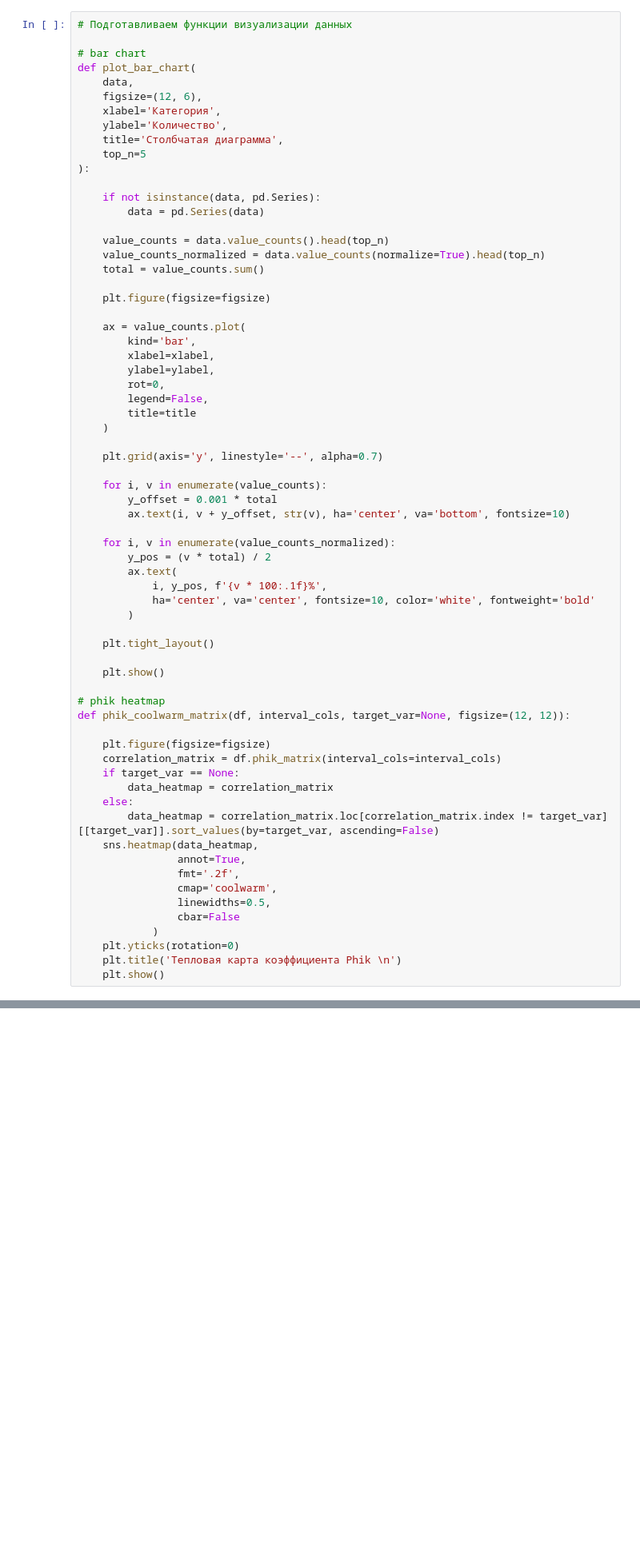
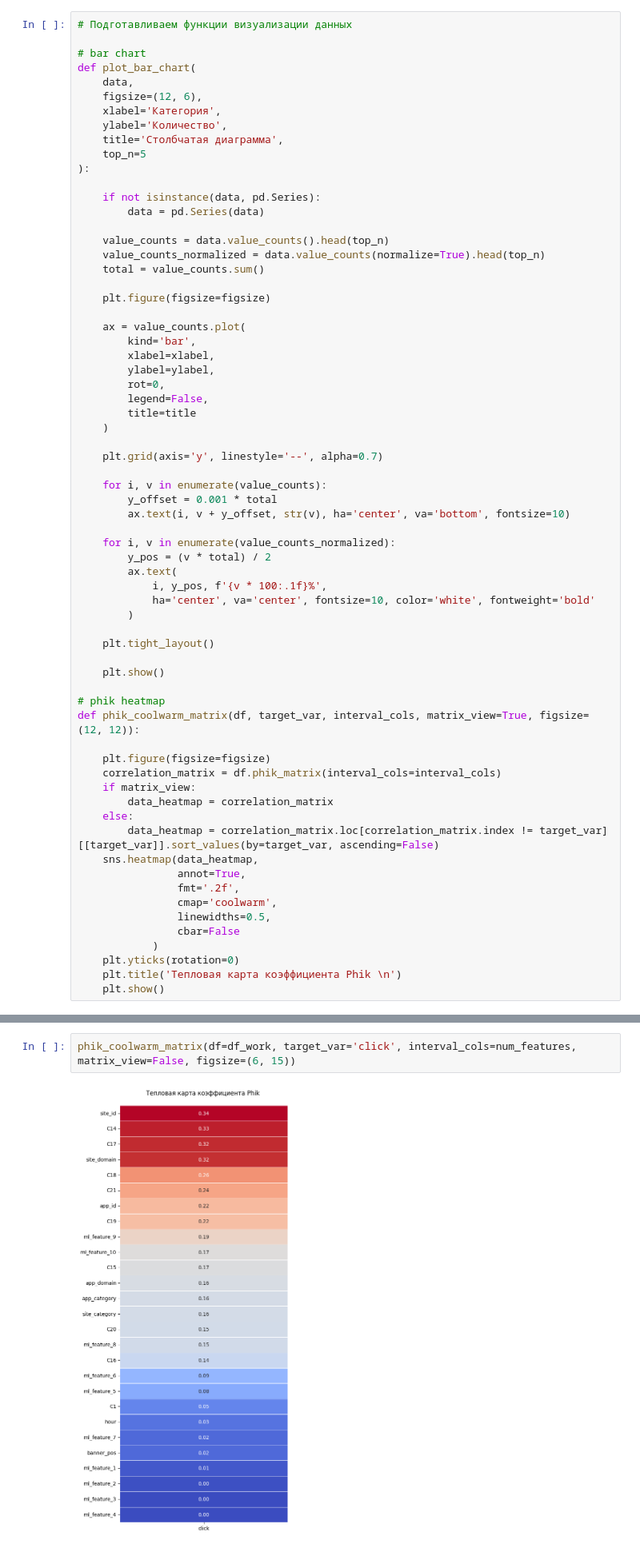
Before and after one commit to TemaQDX/sprint_12_project_advandex, a Jupyter notebook: sprint_12_project_advandex_Artem_Burov.ipynb, the cells around one changed output, grey strips where cells are left out. Shown at 80% size. Cells and saved outputs as stored; diff of their text form; blank space fills up the shorter version.

```diff
--- a/sprint_12_project_advandex_Artem_Burov.ipynb
+++ b/sprint_12_project_advandex_Artem_Burov.ipynb
@@ -195,11 +196,11 @@ def plot_bar_chart(
     plt.show()
 
 # phik heatmap
-def phik_coolwarm_matrix(df, interval_cols, target_var=None, figsize=(12, 12)):
+def phik_coolwarm_matrix(df, target_var, interval_cols, matrix_view=True, figsize=(12, 12)):
 
     plt.figure(figsize=figsize)
     correlation_matrix = df.phik_matrix(interval_cols=interval_cols)
-    if target_var == None:
+    if matrix_view:
         data_heatmap = correlation_matrix
     else:
         data_heatmap = correlation_matrix.loc[correlation_matrix.index != target_var][[target_var]].sort_values(by=target_var, ascending=False)
@@ -793,4 +794,8 @@ df_work[target + int_cols].corr(method='kendall').style.background_gradient(cmap
 | ml_feature_4 | -0.003141 | -0.000996 | -0.009205 | 0.010203 | -0.004153 | 0.001306 | 0.010800 | -0.002666 | -0.005390 | 0.004980 | ... |
 | hour | -0.002428 | 0.010115 | -0.000547 | -0.035514 | -0.004523 | 0.005712 | -0.035890 | 0.017418 | 0.015026 | -0.046920 | ... |
 | C20 | -0.057014 | -0.003867 | 0.001238 | 0.067133 | 0.047594 | -0.036615 | 0.062134 | 0.047188 | 0.149386 | 0.008407 | ... |
+# %%
+phik_coolwarm_matrix(df=df_work, target_var='click', interval_cols=num_features, matrix_view=False, figsize=(6, 15))
+# %% [output]
+[figure, added]
 # %%
```
Also changed, not shown: parts of 21 cells of this notebook.
